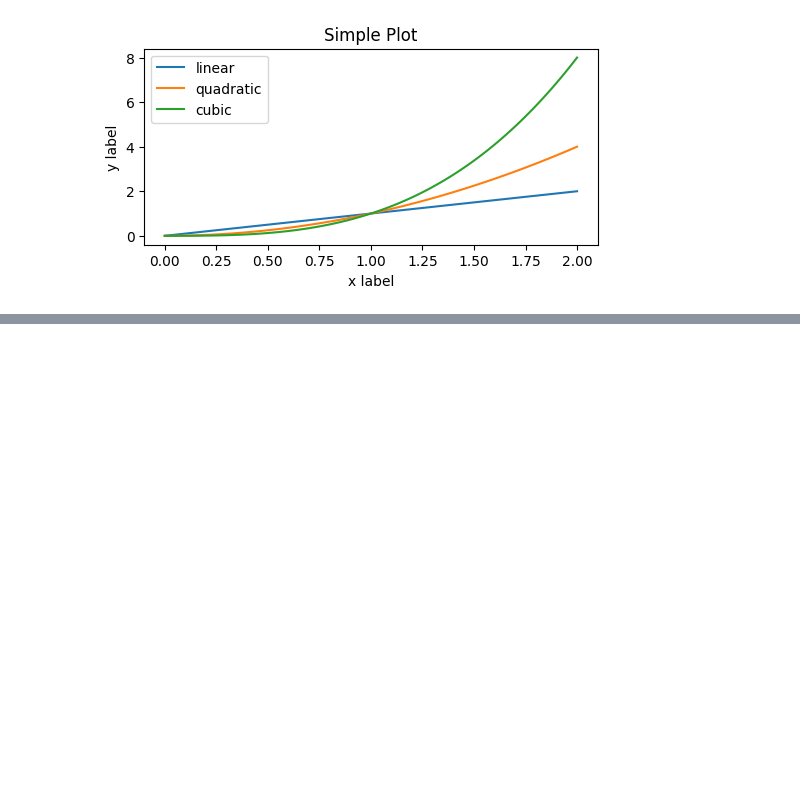
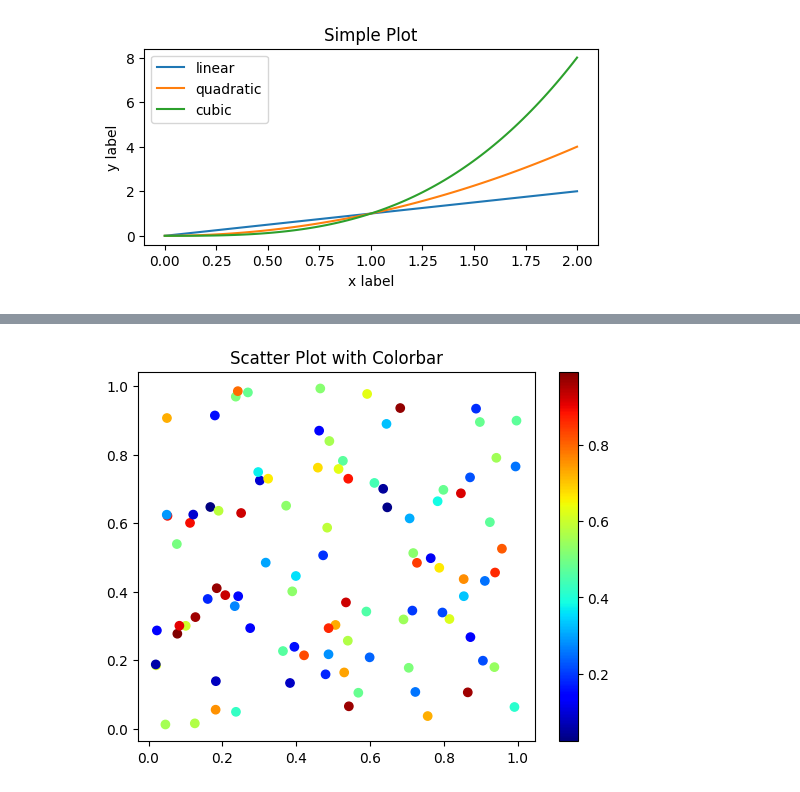
Before and after one commit to b3rian/Data_Science, a Jupyter notebook: matplotlib tutorial.ipynb, the cells around one changed output, grey strips where cells are left out. Cells and saved outputs as stored; diff of their text form; code cells hidden in the pictures; blank space fills up the shorter version.

```diff
--- a/matplotlib tutorial.ipynb
+++ b/matplotlib tutorial.ipynb
@@ -45,0 +88,13 @@ ax.legend()
+# %%
+fig, ax = plt.subplots()
+x = np.random.rand(100)
+y = np.random.rand(100)
+colors = np.random.rand(100)
+
+sc = ax.scatter(x, y, c=colors, cmap='jet')
+fig.colorbar(sc)
+
+plt.title("Scatter Plot with Colorbar")
+plt.show()
+# %% [output]
+[figure, added]
```
Also changed, not shown: parts of 5 cells of this notebook.
